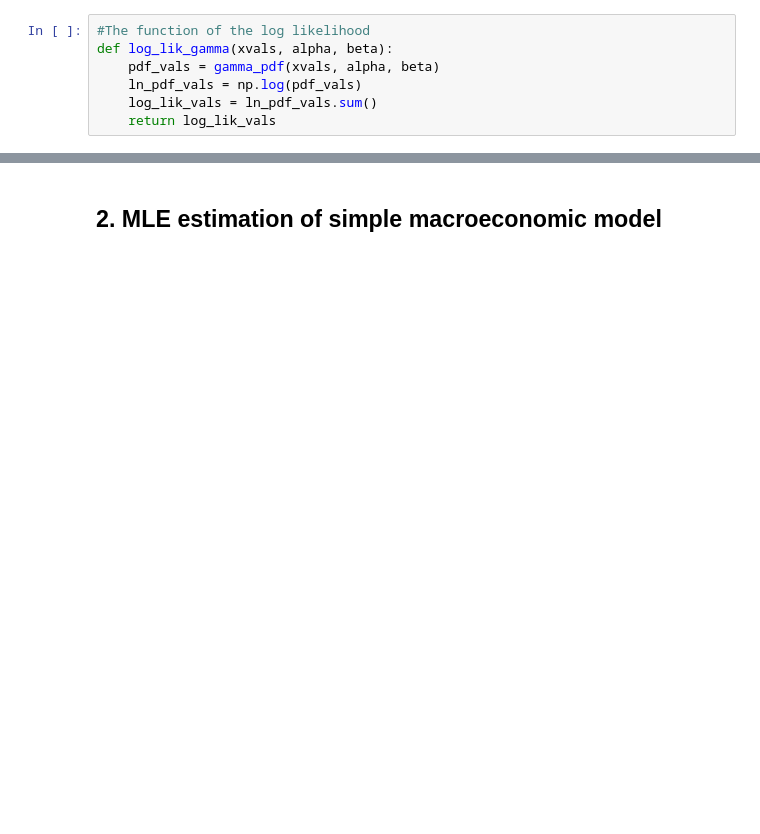
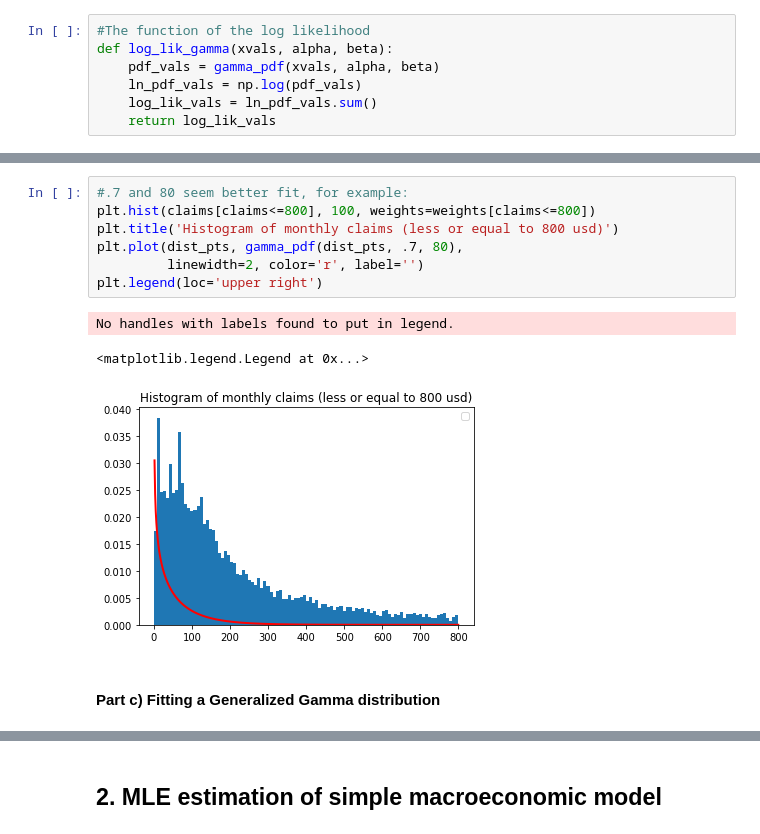
Before and after one commit to jesuspachecov/StructEst_W20, a Jupyter notebook: ProblemSets/PS2/Pacheco_pset2-Copy1.ipynb, the cells around one changed output, grey strips where cells are left out. Cells and saved outputs as stored; diff of their text form; blank space fills up the shorter version.

```diff
--- a/ProblemSets/PS2/Pacheco_pset2-Copy1.ipynb
+++ b/ProblemSets/PS2/Pacheco_pset2-Copy1.ipynb
@@ -100,0 +113,13 @@ np.exp(.35)
+# %%
+#.7 and 80 seem better fit, for example:
+plt.hist(claims[claims<=800], 100, weights=weights[claims<=800])
+plt.title('Histogram of monthly claims (less or equal to 800 usd)')
+plt.plot(dist_pts, gamma_pdf(dist_pts, .7, 80),
+         linewidth=2, color='r', label='')
+plt.legend(loc='upper right')
+# %% [output]
+No handles with labels found to put in legend.
+<matplotlib.legend.Legend at 0x...>
+[figure, added]
+# %% [markdown]
+#### Part c) Fitting a Generalized Gamma distribution
```
Also changed, not shown: parts of 48 cells of this notebook.
